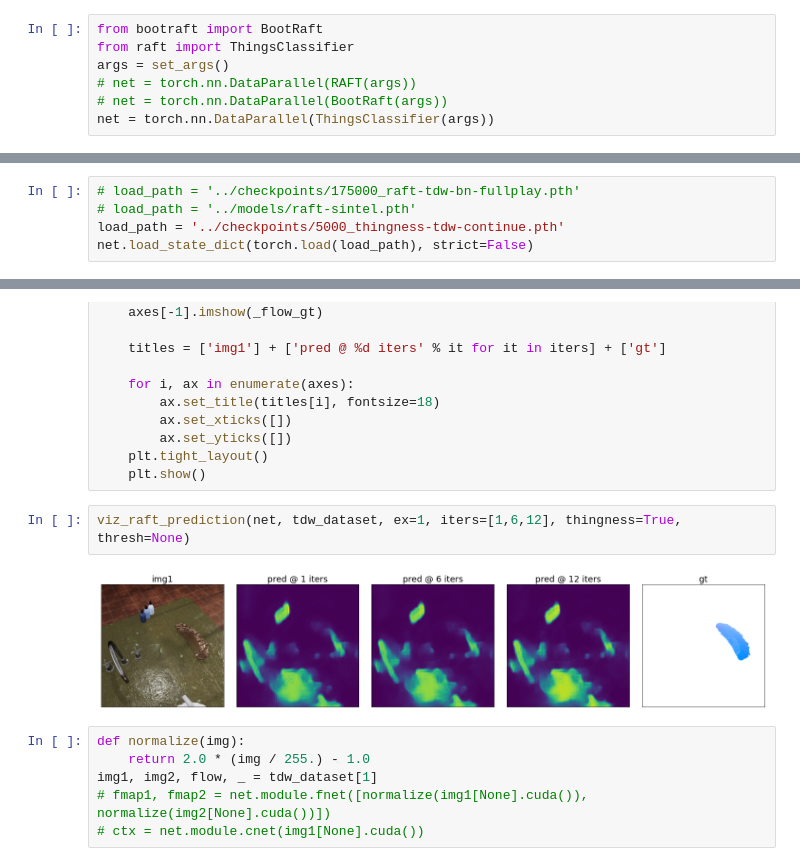
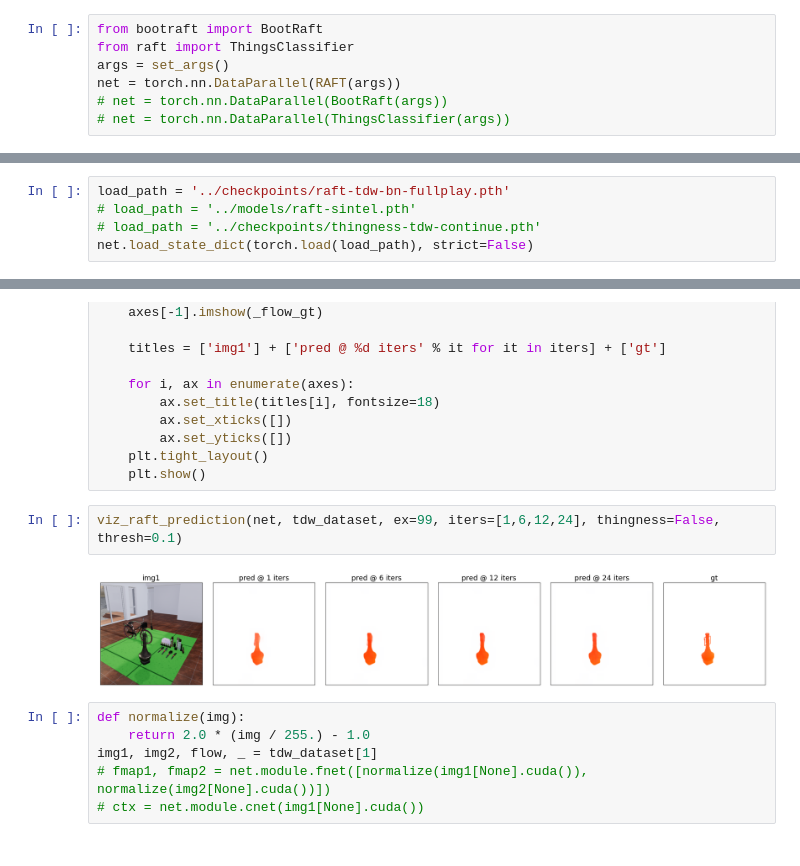
Before and after one commit to neuroailab/RAFT, a Jupyter notebook: notebooks/TDW_dataloading_020522.ipynb, the cells around one changed output, grey strips where cells are left out. Drawn from its saved outputs; the diff is of its cells as text.

```diff
--- a/notebooks/TDW_dataloading_020522.ipynb
+++ b/notebooks/TDW_dataloading_020522.ipynb
@@ -63,9 +63,9 @@ Deprecated in NumPy 1.20; for more details and guidance: https://numpy.org/devdo
 from bootraft import BootRaft
 from raft import ThingsClassifier
 args = set_args()
-# net = torch.nn.DataParallel(RAFT(args))
+net = torch.nn.DataParallel(RAFT(args))
 # net = torch.nn.DataParallel(BootRaft(args))
-net = torch.nn.DataParallel(ThingsClassifier(args))
+# net = torch.nn.DataParallel(ThingsClassifier(args))
 # %%
 ls ../checkpoints/*thingness*
 # %% [output]
@@ -74,7 +78,7 @@ ls ../checkpoints/*thingness*
 # %%
-# load_path = '../checkpoints/175000_raft-tdw-bn-fullplay.pth'
+load_path = '../checkpoints/raft-tdw-bn-fullplay.pth'
 # load_path = '../models/raft-sintel.pth'
-load_path = '../checkpoints/5000_thingness-tdw-continue.pth'
+# load_path = '../checkpoints/thingness-tdw-continue.pth'
 net.load_state_dict(torch.load(load_path), strict=False)
 # %% [output]
 <All keys matched successfully>
@@ -137,9 +141,9 @@ def viz_raft_prediction(model, dataset, ex=0, iters=[1,12,24], thingness=False,
     plt.tight_layout()
     plt.show()
 # %%
-viz_raft_prediction(net, tdw_dataset, ex=1, iters=[1,6,12], thingness=True, thresh=None)
+viz_raft_prediction(net, tdw_dataset, ex=99, iters=[1,6,12,24], thingness=False, thresh=0.1)
 # %% [output]
-[figure, old version]
+[figure, new version]
 # %%
 def normalize(img):
     return 2.0 * (img / 255.) - 1.0
```
Also changed, not shown: parts of 6 cells of this notebook, 8 other files.
